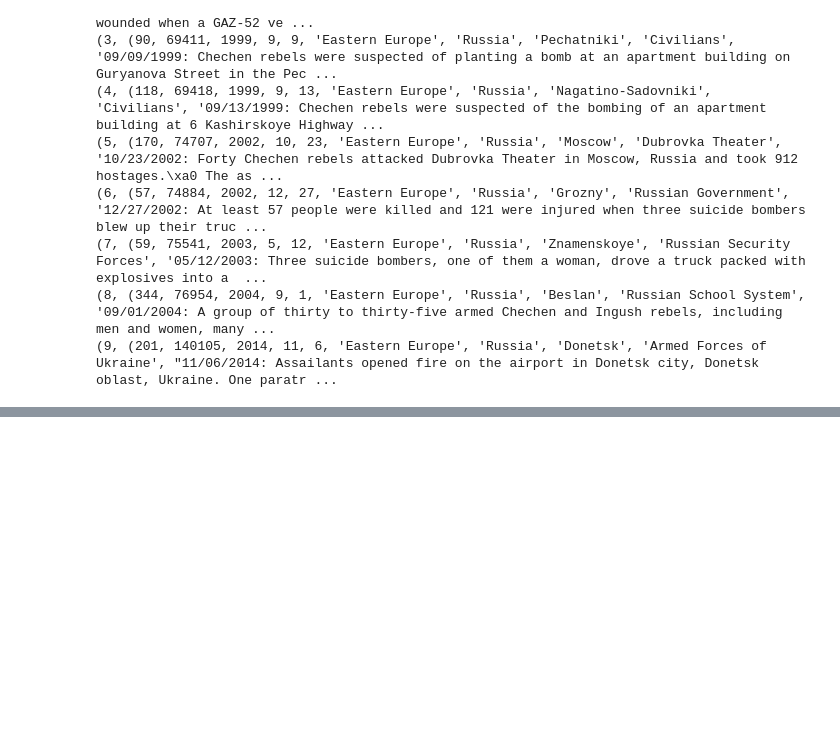
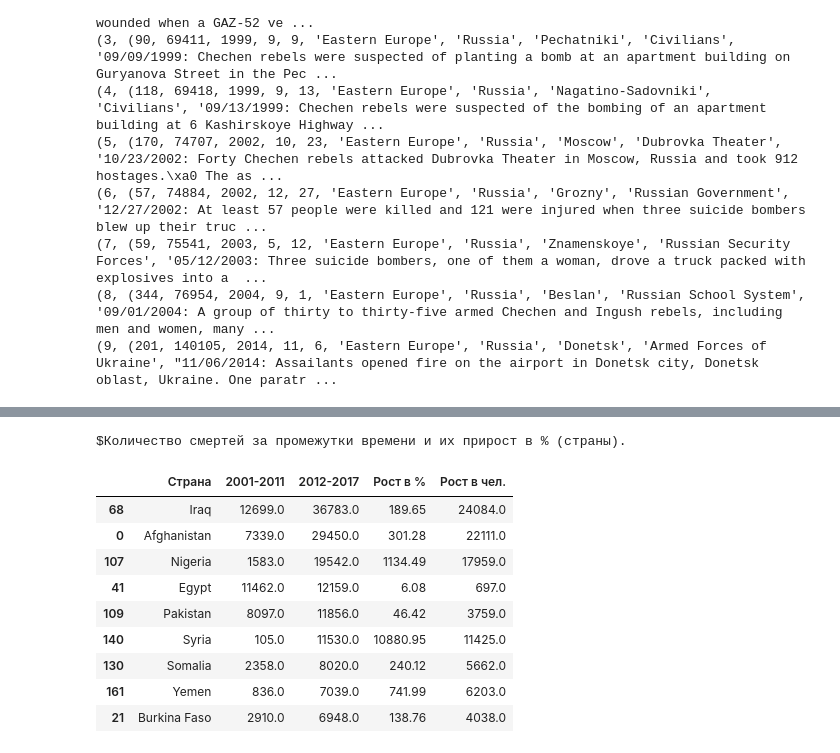
Before and after one commit to DS09-onl-studing/DS09-onl-org, a Jupyter notebook: Lesson_12_Analyse_GTDb.ipynb, the cells around one changed output, grey strips where cells are left out. Cells and saved outputs as stored; diff of their text form; code cells hidden in the pictures; blank space fills up the shorter version.

```diff
--- a/Lesson_12_Analyse_GTDb.ipynb
+++ b/Lesson_12_Analyse_GTDb.ipynb
@@ -410,0 +488,15 @@ fig.show()
+# %%
+table = top_nkill_country_compare_periods()
+table
+# %% [output]
+$Количество смертей за промежутки времени и их прирост в % (страны).
+|  | Страна | 2001-2011 | 2012-2017 | Рост в % | Рост в чел. |
+| 68 | Iraq | 12699.0 | 36783.0 | 189.65 | 24084.0 |
+| 0 | Afghanistan | 7339.0 | 29450.0 | 301.28 | 22111.0 |
+| 107 | Nigeria | 1583.0 | 19542.0 | 1134.49 | 17959.0 |
+| 41 | Egypt | 11462.0 | 12159.0 | 6.08 | 697.0 |
+| 109 | Pakistan | 8097.0 | 11856.0 | 46.42 | 3759.0 |
+| 140 | Syria | 105.0 | 11530.0 | 10880.95 | 11425.0 |
+| 130 | Somalia | 2358.0 | 8020.0 | 240.12 | 5662.0 |
+| 161 | Yemen | 836.0 | 7039.0 | 741.99 | 6203.0 |
+| 21 | Burkina Faso | 2910.0 | 6948.0 | 138.76 | 4038.0 |
```
Also changed, not shown: parts of 32 cells of this notebook, 1 other file.
